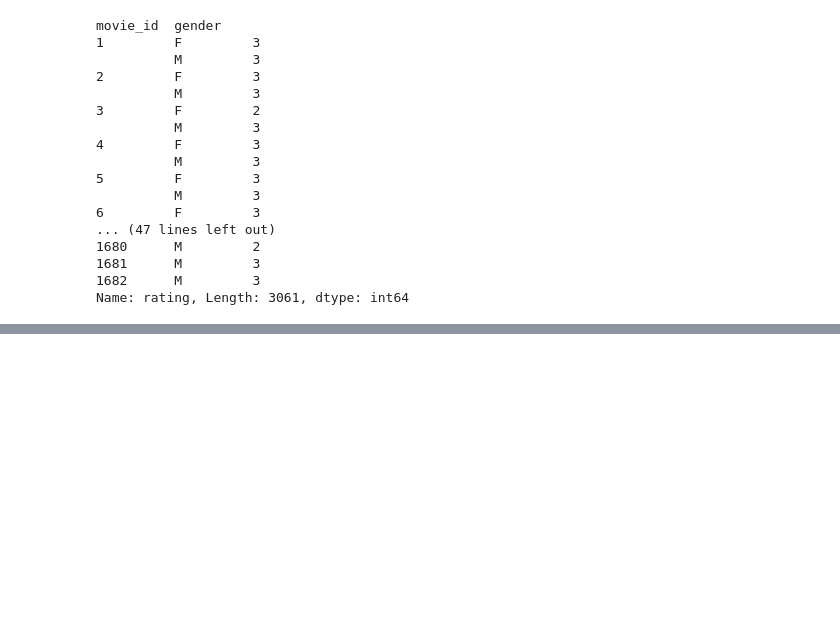
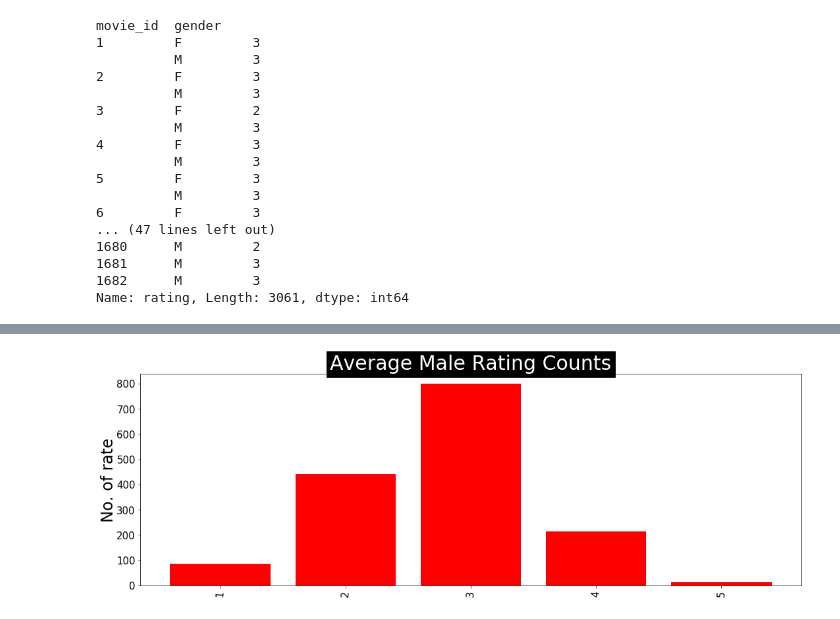
Before and after one commit to RonShmul/eCommerce, a Jupyter notebook: exercise1.ipynb, the cells around one changed output, grey strips where cells are left out. Cells and saved outputs as stored; diff of their text form; code cells hidden in the pictures; blank space fills up the shorter version.

```diff
--- a/exercise1.ipynb
+++ b/exercise1.ipynb
@@ -85,0 +101,15 @@ Name: rating, Length: 3061, dtype: int64
+# %%
+fig = plt.figure(1, figsize=(18,13))
+ax2 = fig.add_subplot(2,1,2)
+y_axis = list(male_rating_counts.values())
+x_axis = list(male_rating_counts.keys())
+x_label = list(male_rating_counts.keys())
+plt.xticks(rotation=85, fontsize = 15)
+plt.yticks(fontsize = 15)
+plt.xticks(x_axis, x_label)
+plt.ylabel("No. of rate", fontsize=24, labelpad=0)
+ax2.bar(x_axis, y_axis, align = 'center', color='r')
+plt.title("Average Male Rating Counts", bbox={'facecolor': 'k', 'pad': 5}, color='w', fontsize=30)
+plt.show()
+# %% [output]
+[figure, added]
```
Also changed, not shown: parts of 6 cells of this notebook.
